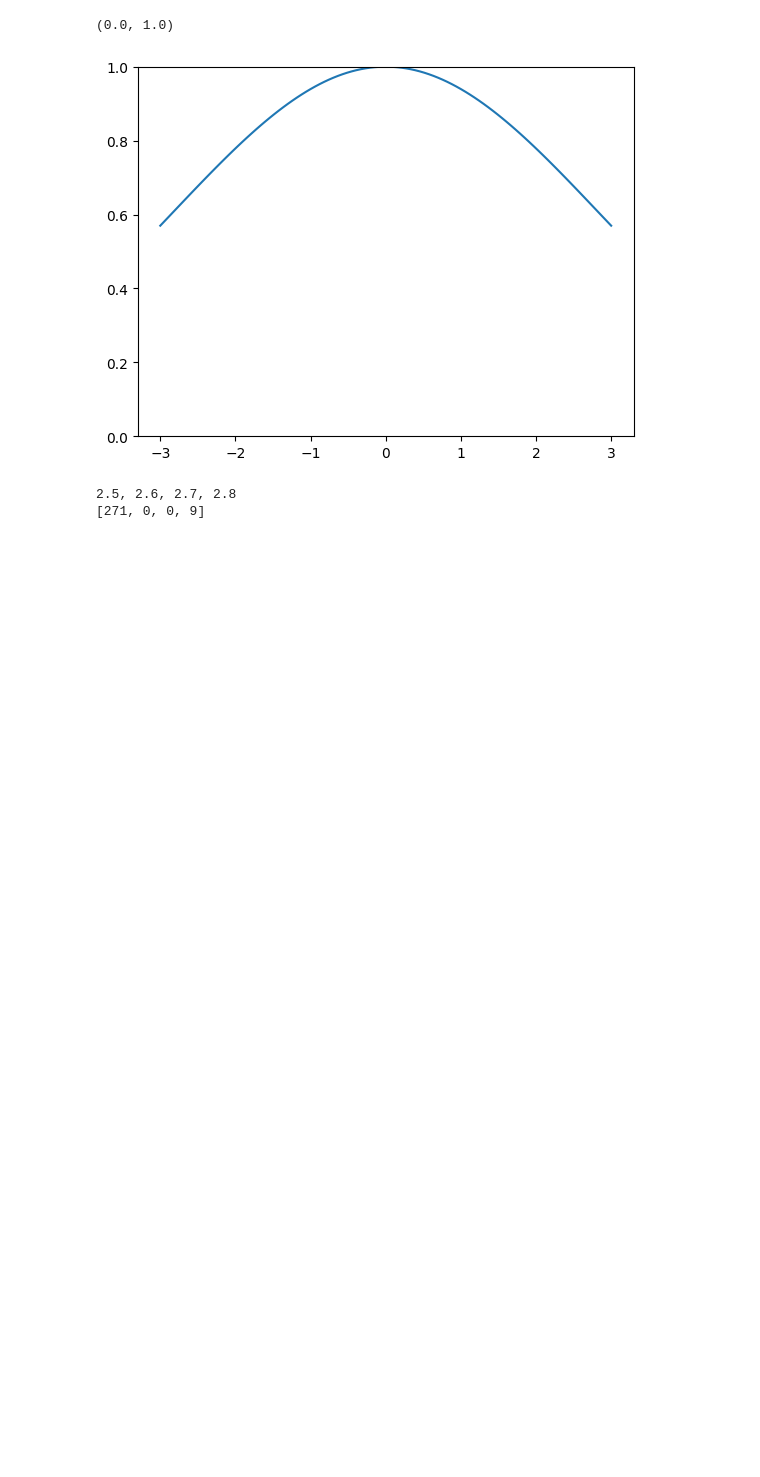
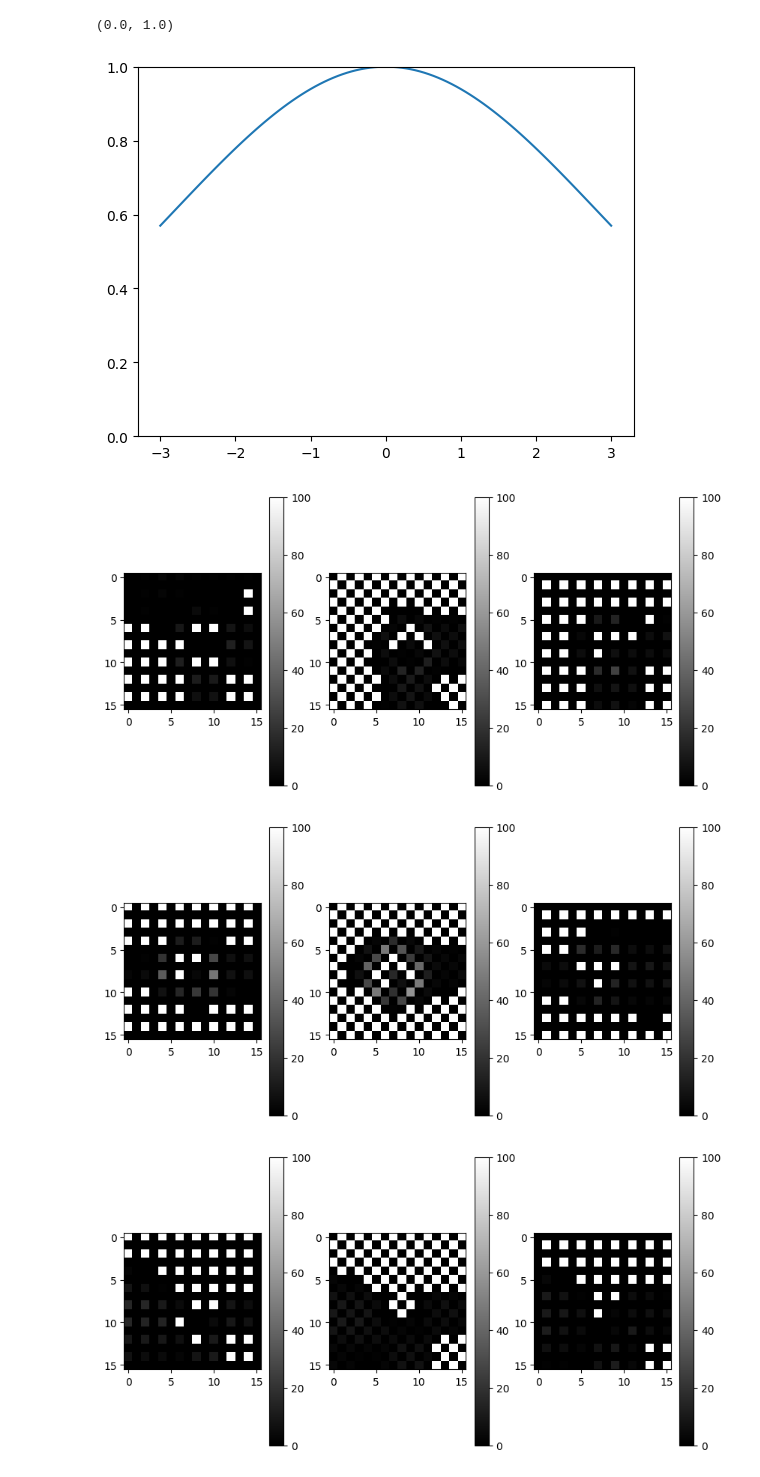
Before and after one commit to acb21kb/bumblebee-tags, a Jupyter notebook: open_files.ipynb, the cells around one changed output. Saved outputs shown, nothing was run; the diff lists cells and outputs as text; code cells hidden in the pictures; blank space fills up the shorter version.

Commit message:
Testing error by colour channel

```diff
--- a/open_files.ipynb
+++ b/open_files.ipynb
@@ -433,34 +433,50 @@ def getError(guess, realImg):
+# %%
+def getOnlyColour(c, guess, values):
+    singleColour = np.zeros_like(values)
+    singleColourReal = np.zeros_like(values)
+    for x in range(values.shape[0]):
+        for y in range(values.shape[1]):
+            if getBayer(x, y) == c:
+                singleColour[x, y] = guess[x, y]
+                singleColourReal[x, y] = values[x, y]
+            else:
+                singleColour[x, y] = 0
+                singleColourReal[x, y] = 0
+    return singleColour, singleColourReal
 # %%
 for i in range(10):#allTags.shape[0]):
     realImg = getSnipPlot(allTags['Tag'].iloc[i])
     params = np.array([8.0,8,100,50,20,5,4,3])
     res = minimize(temp, params, jac=grad(temp), hess=hessian(temp),
                 bounds=((0,16), (0,16), (0,None), (0,None), (0,None), (0,None), (0,None), (0,None)))
     tagCoord, tagBright, bgBright = res.x[:2], res.x[2:5], res.x[5:]
     # clim at maximum of both?
     pred2_5 = np.array(simulate_image(tagCoord, tagBright, bgBright, 2.5, [16,16])).reshape([16,16])
-    pred2_6 = np.array(simulate_image(tagCoord, tagBright, bgBright, 2.6, [16,16])).reshape([16,16])
-    pred2_7 = np.array(simulate_image(tagCoord, tagBright, bgBright, 2.7, [16,16])).reshape([16,16])
-    pred2_8 = np.array(simulate_image(tagCoord, tagBright, bgBright, 2.8, [16,16])).reshape([16,16])
-    errors = [getError(pred2_5, realImg), getError(pred2_6, realImg), getError(pred2_7, realImg), getError(pred2_8, realImg)]
+    # pred2_6 = np.array(simulate_image(tagCoord, tagBright, bgBright, 2.6, [16,16])).reshape([16,16])
+    # pred2_7 = np.array(simulate_image(tagCoord, tagBright, bgBright, 2.7, [16,16])).reshape([16,16])
+    # pred2_8 = np.array(simulate_image(tagCoord, tagBright, bgBright, 2.8, [16,16])).reshape([16,16])
+    # errors = [getError(pred2_5, realImg), getError(pred2_6, realImg), getError(pred2_7, realImg), getError(pred2_8, realImg)]
 
-    # plt.figure(figsize=[10,5])
-    # plt.subplot(1,4,1)
-    # error = np.array(realImg - pred2_5)
-    # plt.imshow(error, clim=[0,100])
-    # plt.colorbar()
-    # plt.subplot(1,4,2)
-    # error = np.array(realImg - pred2_6)
-    # plt.imshow(error, clim=[0,100])
-    # plt.colorbar()
-    # error = np.array(realImg - pred2_7)
-    # plt.imshow(error, clim=[0,100])
-    # plt.colorbar()
-    # plt.subplot(1,4,3)
-    # error = np.array(realImg - pred2_8)
-    # plt.imshow(error, clim=[0,100])
-    # plt.colorbar()
-    print(errors)
+    # sort by colour? -> is one colour more uncertain than others?
+
+    red = getOnlyColour('R', pred2_5, realImg)
+    green = getOnlyColour('G', pred2_5, realImg)
+    blue = getOnlyColour('B', pred2_5, realImg)
+
+    plt.figure(figsize=[10,5])
+    plt.subplot(1,3,1)
+    error = np.array(red[1] - red[0])
+    plt.imshow(error, clim=[0,100], cmap='gray')
+    plt.colorbar()
+    plt.subplot(1,3,2)
+    error = np.array(green[1] - green[0])
+    plt.imshow(error, clim=[0,100], cmap='gray')
+    plt.colorbar()
+    plt.subplot(1,3,3)
+    error = np.array(blue[1] - blue[0])
+    plt.imshow(error, clim=[0,100], cmap='gray')
+    plt.colorbar()
 # %% [output]
-2.5, 2.6, 2.7, 2.8
-[271, 0, 0, 9]
+[figure, added]
+[figure, added]
+[figure, added]
```
Also changed, not shown: parts of 2 cells of this notebook.
